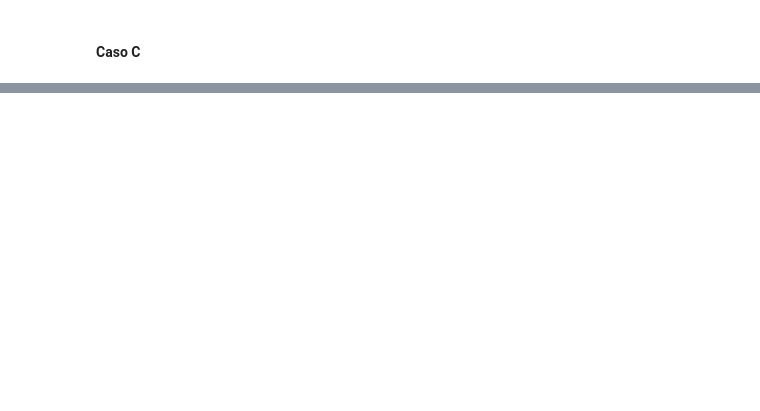
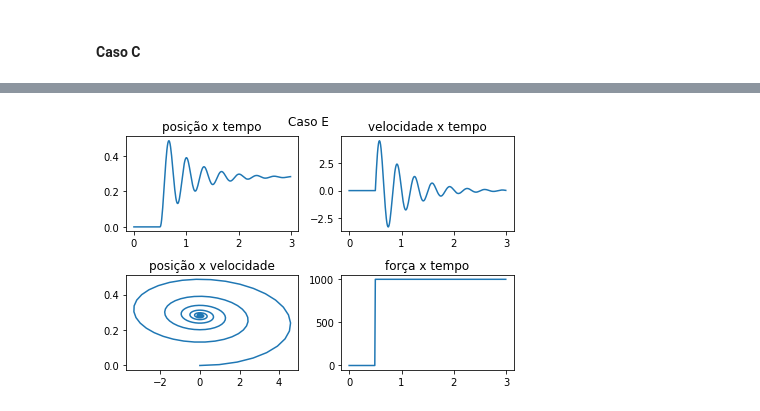
Before and after one commit to arielguerreiro/PME3200-EMSC2020, a Jupyter notebook: EMSC 2020-1.ipynb, the cells around one changed output, grey strips where cells are left out. Saved outputs shown, nothing was run; the diff lists cells and outputs as text; code cells hidden in the pictures; blank space fills up the shorter version.

```diff
--- a/EMSC 2020-1.ipynb
+++ b/EMSC 2020-1.ipynb
@@ -161,0 +207,21 @@ graficos(titulo, Xc, Vc, tc)
+# %%
+ti = 0
+tf = 3
+
+te = tempo(ti, tf)
+# %%
+Fe = lambda t: 0 if t<0.5 else 1000
+
+params_e = params[:]
+params_e[4] = Fe
+# %%
+Ye = resolve(carro, ye, te, params_e)
+# %%
+Xe = Ye[:,0]
+Ve = Ye[:,1]
+# %%
+titulo = 'Caso E'
+
+graficos(titulo, Xe, Ve, te, Fe)
+# %% [output]
+[figure, added]
```
Also changed, not shown: parts of 25 cells of this notebook.
